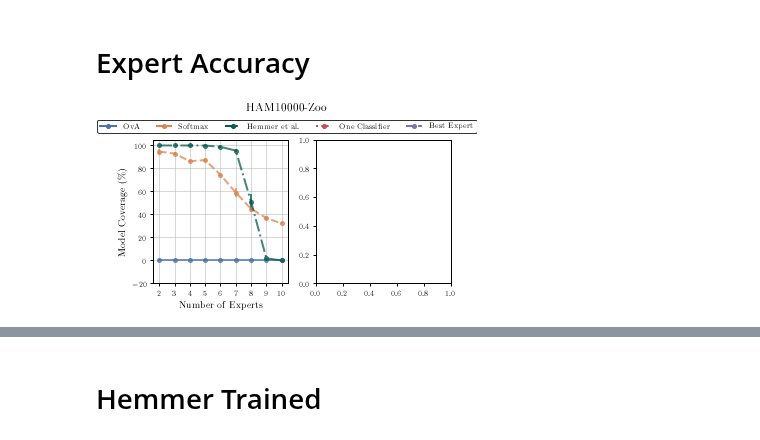
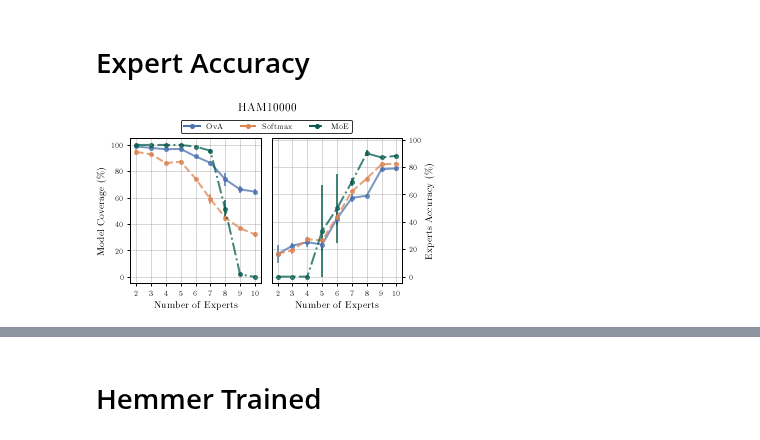
Before and after one commit to rajevv/Multi_L2D, a Jupyter notebook: ham10000/HAM10000Rebuttal.ipynb, the cells around one changed output, grey strips where cells are left out. Drawn from its saved outputs; the diff is of its cells as text; code cells hidden in the pictures.

```diff
--- a/ham10000/HAM10000Rebuttal.ipynb
+++ b/ham10000/HAM10000Rebuttal.ipynb
@@ -625,22 +394,15 @@ softmax_cov_std = np.array([0.02139224, 0.00989583, 0.00721688, 0.01014957, 0.01
 # %% [markdown]
 # Expert Accuracy
 # %%
-hemmer_trained_exp_acc_mean = np.array([0., 0., 0., 0., 0., 0., 0., 0., 0.])
-hemmer_trained_exp_acc_std =  np.array([0., 0., 0., 0., 0., 0., 0., 0., 0.])
 
-hemmer_exp_acc_mean = np.array([0., 0., 0., 66.66166708, 33.326668, 83.80515501, 78.89035261, 93.9316772,  76.25356993])
-hemmer_exp_acc_std = np.array([0., 0., 0., 33.33083357, 33.326668, 8.46233718, 4.6936682, 6.05749379,1.73752007])
+hemmer_exp_acc_mean = np.array([0., 0., 0., 33.33000033, 49.77212884, 69.28603161, 90.06851052, 87.02711505, 88.25519454])
+hemmer_exp_acc_std = np.array([0., 0., 0., 33.33000033, 25.00892176, 3.02869253, 2.19320558, 0.41308872, 0.27559905])
 
+ova_exp_acc_mean = np.array([16.48424867, 22.63289697, 25.16213896, 23.45667124, 42.34127766, 57.45973812, 59.08376935, 78.45267386, 79.0643305])
+ova_exp_acc_std = np.array([6.59147536, 1.9625849, 3.76297259, 4.73017606, 4.53466179, 2.66306929, 0.48302111, 1.1566626, 1.56140997])
 
-ova_exp_acc_mean = np.array([35.21196879, 54.8879931, 65.20021306, 62.93710156, 68.90503398,
-                                     65.28413137, 68.36242121, 66.04568899, 69.15124387])
-ova_exp_acc_std = np.array([18.68104035, 4.27841209, 1.60085223, 2.56985335, 0.54245086,
-                                    1.7601651, 1.2552644, 0.85446577, 0.5741802])
-
-softmax_exp_acc_mean = np.array([52.08723514, 50.39102435, 70.10067533, 67.24144316, 66.58627955,
-                                         65.58484978, 71.7982076, 74.26437985, 70.45719635])
-softmax_exp_acc_std = np.array([9.88242592, 1.5099207, 1.01292123, 1.20308525, 2.03705803,
-                                        1.09196316, 0.65201944, 0.54459193, 1.25955087])
+softmax_exp_acc_mean = np.array([16.72391536, 19.15704576, 27.31553625, 26.47197297, 43.80035001, 62.24732924, 71.63693752, 81.99253076, 82.5665721])
+softmax_exp_acc_std = np.array([0.96012603, 2.59809223, 1.17185735, 2.29206246, 1.36525657, 0.90227072, 1.11185058, 1.67546194, 1.33795412])
 # %%
 # fig, axs = plt.subplots(1,2, figsize=(5,3))
 fig = plt.figure(1, figsize=(5,3), layout="tight")
@@ -661,68 +423,64 @@ axs[0].errorbar(exp_list, hemmer_cov_mean, yerr=hemmer_cov_std,
 # === ax1 lim ===
 # ax1.set_ylim(75, 94)
 axs[0].set_xticks(exp_list)
-axs[0].set_yticks(axs[0].get_yticks()[:-1])
+# axs[0].set_yticks(axs[0].get_yticks()[:-1])
+axs[0].set_yticks(axs[0].get_yticks()[1:-1])
 axs[0].set_xlabel(r"Number of Experts")
 
 # === Grid ===
 axs[0].grid()
 
 
 # # === Legend ===
 # ova_leg = mlines.Line2D([], [], label='OvA', **ova_args)
 # softmax_leg = mlines.Line2D([], [], label='Softmax', **softmax_args)
 # hemmer_leg = mlines.Line2D([], [], label='Hemmer', **hemmer_args)
 # oneclf_leg = mlines.Line2D([], [], label='One Classifier', **oneclf_args)
 # bestexpert_leg = mlines.Line2D([], [], label='Best Expert', **best_expert_args)
 # legend_list = [ova_leg, softmax_leg, hemmer_leg, oneclf_leg, bestexpert_leg]
 
 axs[0].set_ylabel(r"Model Coverage $(\%)$")
 
-# # === Exp Acc Plots ===
-# # OvA
-# axs[1].errorbar(exp_list, ova_exp_acc_mean, yerr=ova_exp_acc_std,
-#                 alpha=0.75, label="OvA", **ova_args)
+# === Exp Acc Plots ===
+# OvA
+axs[1].errorbar(exp_list, ova_exp_acc_mean, yerr=ova_exp_acc_std,
+                alpha=0.75, label="OvA", **ova_args)
 
-# # Softmax
-# axs[1].errorbar(exp_list, softmax_exp_acc_mean, yerr=softmax_exp_acc_std,
-#                 alpha=0.75, label="Softmax", **softmax_args)
+# Softmax
+axs[1].errorbar(exp_list, softmax_exp_acc_mean, yerr=softmax_exp_acc_std,
+                alpha=0.75, label="Softmax", **softmax_args)
 
-# # Hemmer
-# axs[1].errorbar(exp_list, hemmer_exp_acc_mean, yerr=hemmer_exp_acc_std,
-#                 alpha=0.75, label="Hemmer", **hemmer_args)
+# Hemmer
+axs[1].errorbar(exp_list, hemmer_exp_acc_mean, yerr=hemmer_exp_acc_std,
+                alpha=0.75, label="Hemmer", **hemmer_args)
 
-# # Hemmer Trained
-# axs[1].errorbar(exp_list, hemmer_trained_exp_acc_mean, yerr=hemmer_trained_exp_acc_std,
-#                 alpha=0.75, label="Hemmer Trained", **hemmer_args_trained)
-
-# # === ax1 lim ===
-# axs[1].set_xticks(exp_list)
-# axs[1].set_yticks(axs[1].get_yticks()[:-1])
-# axs[1].set_ylim(-5, 101)
-# axs[1].set_xlabel(r"Number of Experts")
-# axs[1].yaxis.set_label_position("right")
-# axs[1].set_ylabel(r"Experts Accuracy $(\%)$")
-# axs[1].yaxis.tick_right()
+# === ax1 lim ===
+axs[1].set_xticks(exp_list)
+axs[1].set_yticks(axs[1].get_yticks())
+axs[1].set_ylim(-5, 101)
+axs[1].set_xlabel(r"Number of Experts")
+axs[1].yaxis.set_label_position("right")
+axs[1].set_ylabel(r"Experts Accuracy $(\%)$")
+axs[1].yaxis.tick_right()
 
 
-# # === Grid ===
-# axs[1].grid()
+# === Grid ===
+axs[1].grid()
 
 
-# # === Legend ===
-# ova_leg = mlines.Line2D([], [], label='OvA', **ova_args)
-# softmax_leg = mlines.Line2D([], [], label='Softmax', **softmax_args)
-# hemmer_leg = mlines.Line2D([], [], label='Hemmer et al.', **hemmer_args)
-# hemmer_trained_leg = mlines.Line2D([], [], label='Hemmer et al. Trained', **hemmer_args_trained)
-# legend_list = [ova_leg, softmax_leg, hemmer_leg, hemmer_trained_leg]
+# === Legend ===
+ova_leg = mlines.Line2D([], [], label='OvA', **ova_args)
+softmax_leg = mlines.Line2D([], [], label='Softmax', **softmax_args)
+hemmer_leg = mlines.Line2D([], [], label='MoE', **hemmer_args)
+legend_list = [ova_leg, softmax_leg, hemmer_leg]
 
 fig.legend(handles=legend_list, loc='upper center', bbox_to_anchor=(0.5, 0.95), ncol=5, fancybox=True)
 
 
 # # === Save ===
 # fig.suptitle("Galaxy-Zoo Speech", ha="center", va="center",  x=0.5, y=1.06)
-fig.suptitle("HAM10000-Zoo", ha="center", va="center")
+fig.suptitle("HAM10000", ha="center", va="center")
 fig.tight_layout()
-# fig.savefig("ham10000_coverage_exp_acc.pdf")
+fig.savefig("ham10000_coverage_exp_acc.pdf")
 # %% [output]
-[figure, old version]
+[figure, new version]
```
Also changed, not shown: parts of 12 cells of this notebook, 6 other files.
